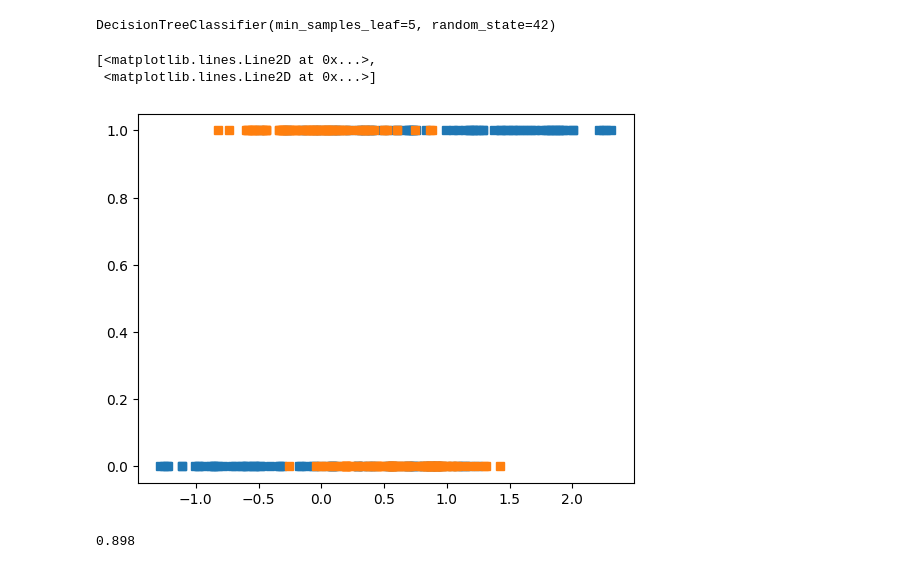
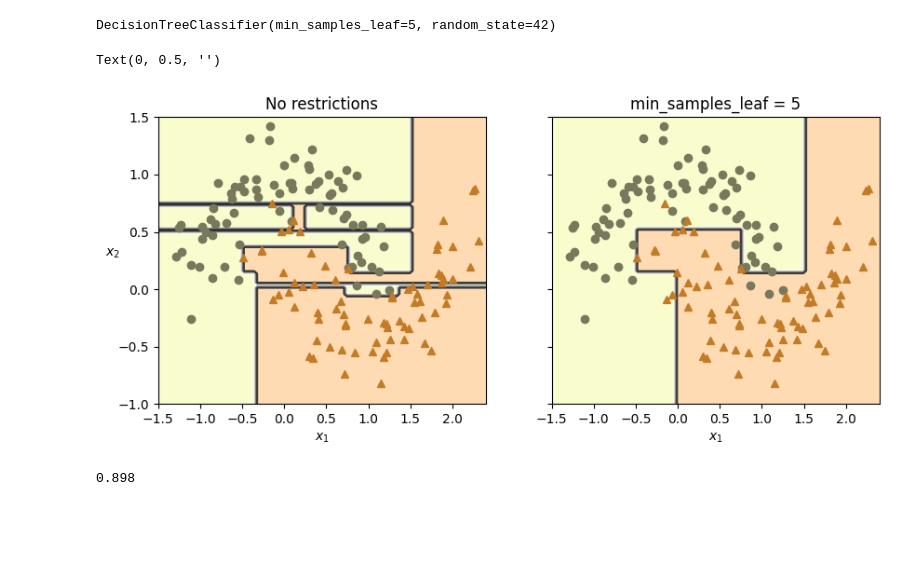
Before and after one commit to ArezooAalipanah/machine_learning3, a Jupyter notebook: HML3_Ch6.ipynb, the cells around one changed output. Cells and saved outputs as stored; diff of their text form; code cells hidden in the pictures; blank space fills up the shorter version.

```diff
--- a/HML3_Ch6.ipynb
+++ b/HML3_Ch6.ipynb
@@ -149,21 +149,37 @@ tree_clf2.fit(X_moons, y_moons)
 # %% [output]
 DecisionTreeClassifier(min_samples_leaf=5, random_state=42)
 # %%
-def plt_decision_boundary(clf, X, y, axes, cmap):
+def plot_decision_boundary(clf, X, y, axes, cmap):
   x1, x2 = np.meshgrid(np.linspace(axes[0], axes[1], 100),
                        np.linspace(axes[2], axes[3], 100))
   X_new = np.c_[x1.ravel(), x2.ravel()]
   y_pred = clf.predict(X_new).reshape(x1.shape)
 
   plt.contourf(x1, x2, y_pred, alpha = 0.3, cmap = cmap)
   plt.contour(x1, x2, y_pred, cmap = "Greys", alpha = 0.8)
-  colors = {"Wistia:"[]}
+  colors = {"Wistia": ["#78785c", "#c47b27"], "Pastel1" : ["red", "blue"]}
+  markers = ("o", "^")
+  for idx in (0, 1):
+    plt.plot(X[:, 0][y == idx], X[:, 1][y==idx],
+             color = colors[cmap][idx], marker = markers[idx], linestyle = "none")
 
-plt.plot(X_moons, y_moons, "s"  )
+  plt.axis(axes)
+  plt.xlabel(r"$x_1$")
+  plt.ylabel(r"$x_2$", rotation = 0)
+
+fig, axes = plt.subplots(ncols = 2, figsize = (10,4), sharey=True)
+plt.sca(axes[0])
+plot_decision_boundary(tree_clf1, X_moons, y_moons,
+                       axes=[-1.5, 2.4, -1, 1.5], cmap="Wistia")
+plt.title("No restrictions")
+plt.sca(axes[1])
+plot_decision_boundary(tree_clf2, X_moons, y_moons,
+                       axes=[-1.5, 2.4, -1, 1.5], cmap="Wistia")
+plt.title(f"min_samples_leaf = {tree_clf2.min_samples_leaf}")
+plt.ylabel("")
 # %% [output]
-[<matplotlib.lines.Line2D at 0x...>,
- <matplotlib.lines.Line2D at 0x...>]
+Text(0, 0.5, '')
-[figure, old version]
+[figure, new version]
 # %%
 X_moons_test, y_moons_test = make_moons(n_samples = 1000, noise = 0.2,
                                         random_state = 43)
```
Also changed, not shown: parts of 7 cells of this notebook.
